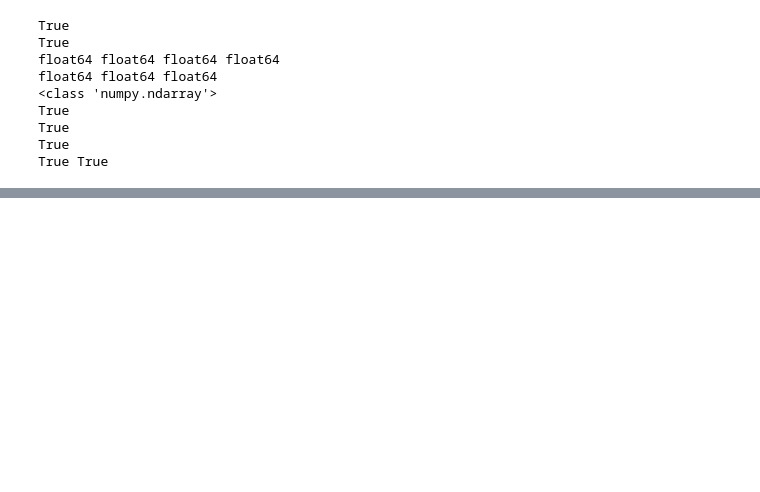
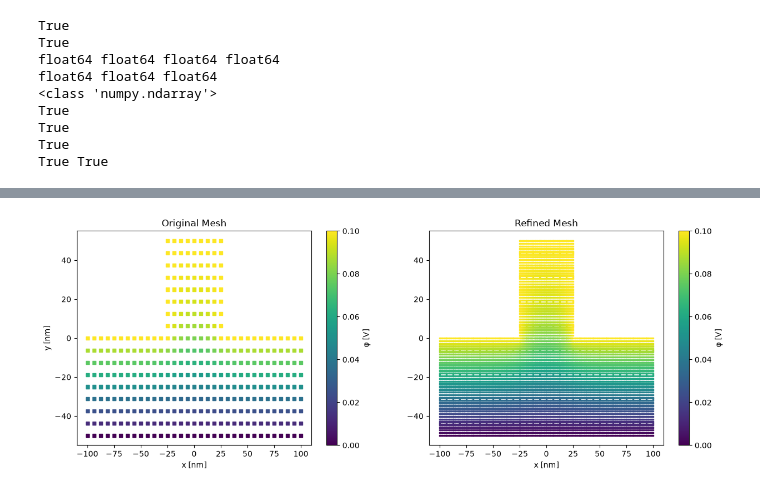
Before and after one commit to MatNogaj50/quantum-wire-poisson-fem, a Jupyter notebook: Projekt_MOF2.ipynb, the cells around one changed output, grey strips where cells are left out. Saved outputs shown, nothing was run; the diff lists cells and outputs as text; code cells hidden in the pictures; blank space fills up the shorter version.

```diff
--- a/Projekt_MOF2.ipynb
+++ b/Projekt_MOF2.ipynb
@@ -1 +1,16 @@
+# %%
+import numpy as np
+import matplotlib.pyplot as plt
+from scipy.linalg import eigh
+import numba as nb
+
+totalNum = 369
+delta = 1e-2
+coordStep = 12.5
+Vtop = 0.1
+Vbottom = 0
+mass = 0.0067
+globalNum, xCoordNano, yCoordNano, boxPosition = np.loadtxt("data/11.dat", unpack = True)
+boxPositionMapping = {"inside": 0, "lr edge": 1, "bottom edge": 2, "top edge": 3}
+cellNum, localNum, globalNum2 = np.loadtxt("data/19.dat", unpack = True)
 # %%
@@ -127,0 +237,17 @@ True True
+# %%
+potential = get_node_potentials()
+NewPotentials, newXCoordNano, newYCoordNano = get_refined_mesh_potentials(potential, 8)
+fig, ax = plt.subplots(1, 2, figsize=(15, 5))
+scatter0 = ax[0].scatter(xCoordNano, yCoordNano, c=potential, marker="s", s=20)
+scatter1 = ax[1].scatter(newXCoordNano, newYCoordNano, c=NewPotentials, marker="s", s=3)
+fig.colorbar(scatter0, ax=ax[0], label="φ [V]")
+fig.colorbar(scatter1, ax=ax[1], label="φ [V]")
+plt.title("Node Potentials Distribution")
+ax[0].set_title("Original Mesh")
+ax[1].set_title("Refined Mesh")
+ax[0].set_xlabel("x [nm]")
+ax[1].set_xlabel("x [nm]")
+ax[0].set_ylabel("y [nm]")
+plt.show()
+# %% [output]
+[figure, added]
```
Also changed, not shown: parts of 5 cells of this notebook, 2 other files.
